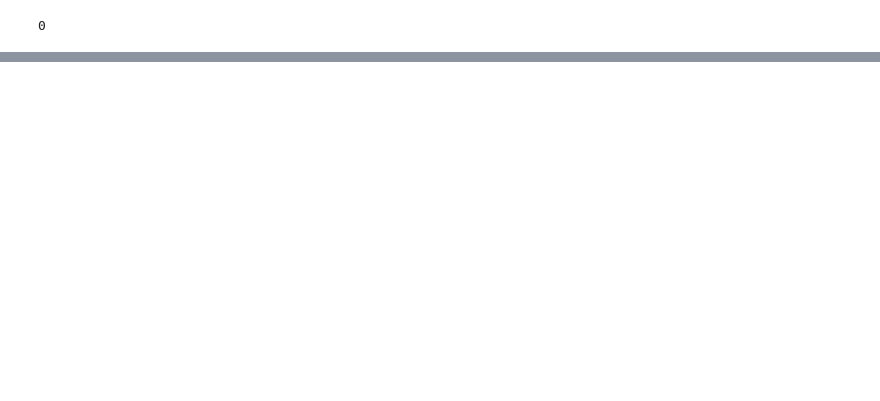
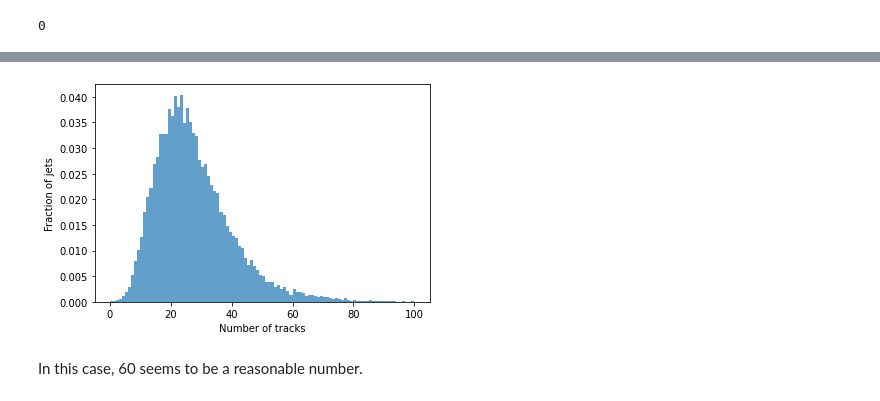
Before and after one commit to jmduarte/HiggsToBBMachineLearning, a Jupyter notebook: 02-dataset.ipynb, the cells around one changed output, grey strips where cells are left out. Drawn from its saved outputs; the diff is of its cells as text; code cells hidden in the pictures; blank space fills up the shorter version.

```diff
--- a/02-dataset.ipynb
+++ b/02-dataset.ipynb
@@ -94,0 +212,11 @@ plt.show()
+# %%
+plt.figure()
+plt.hist(track_features['track_pt'].counts,bins=np.linspace(0,100,101),density=True,alpha=0.7)
+
+plt.xlabel(r'Number of tracks')
+plt.ylabel('Fraction of jets')
+plt.show()
+# %% [output]
+[figure, added]
+# %% [markdown]
+In this case, 60 seems to be a reasonable number.
```
Also changed, not shown: parts of 28 cells of this notebook.
